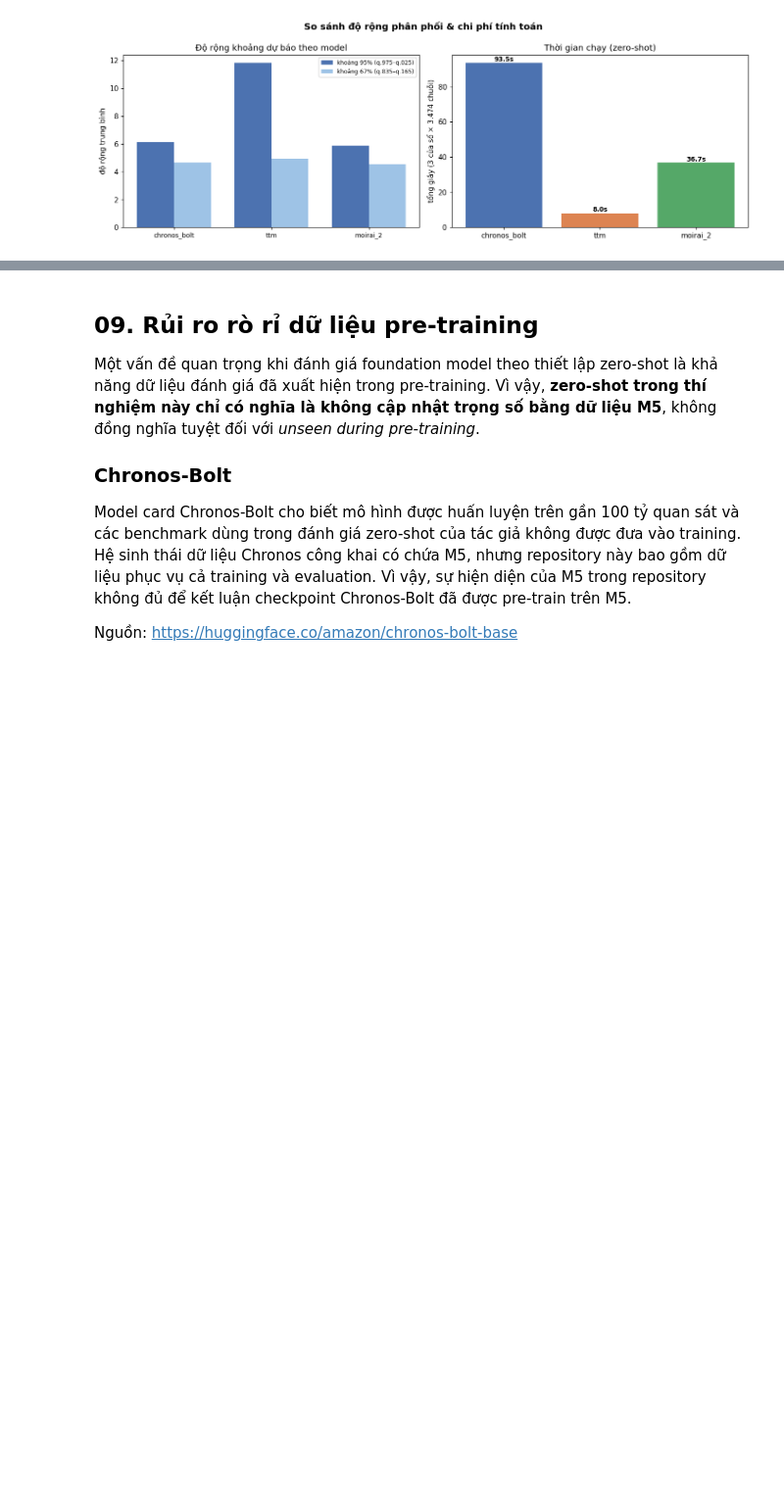
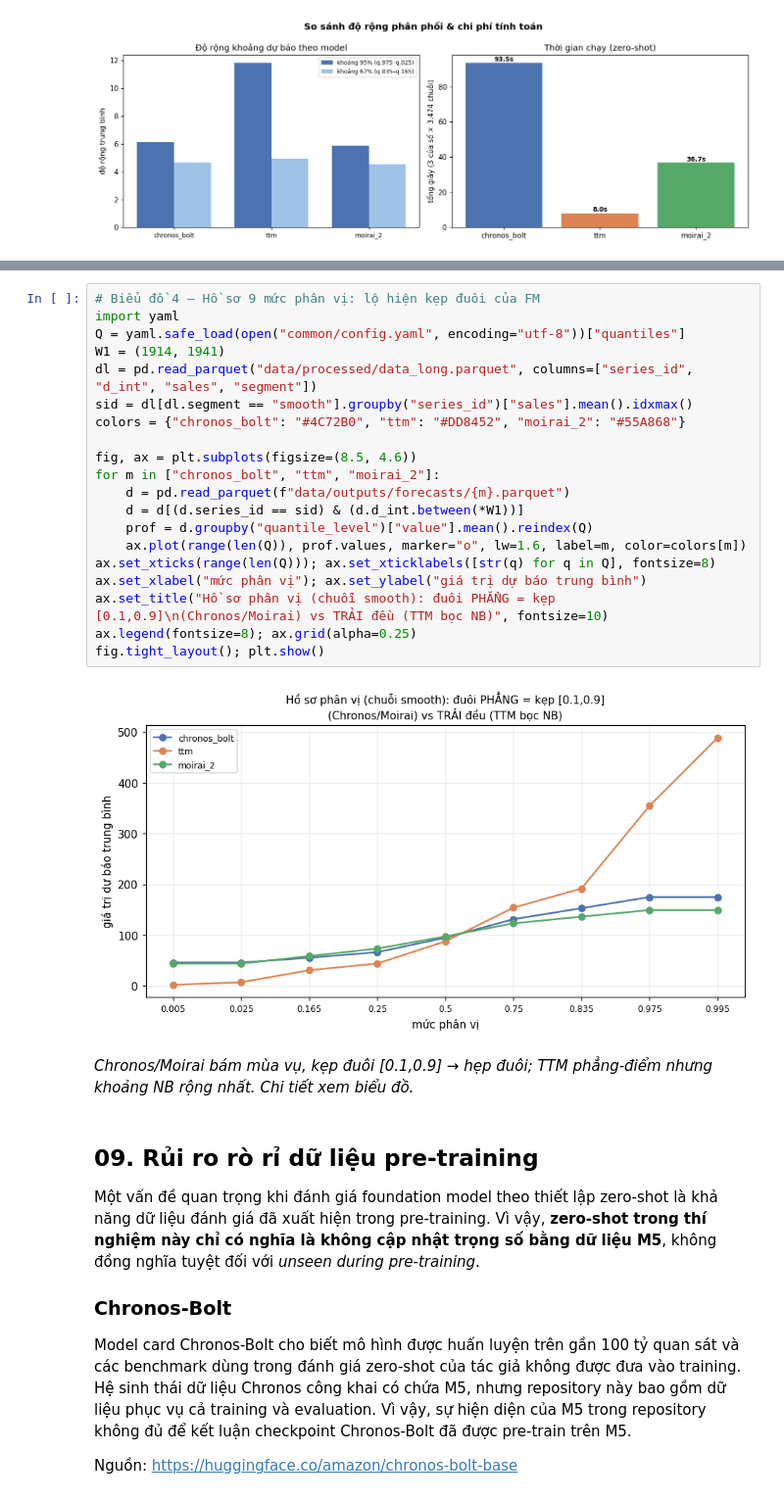
Before and after one commit to DuyKhanh162/m5-intermittent-forecasting, a Jupyter notebook: notebooks/P4.ipynb, the cells around one changed output, grey strips where cells are left out. Shown at 98% size. Drawn from its saved outputs; the diff is of its cells as text; blank space fills up the shorter version.

```diff
--- a/notebooks/P4.ipynb
+++ b/notebooks/P4.ipynb
@@ -934,3 +957,27 @@ fig.tight_layout(); plt.show()
+# %%
+# Biểu đồ 4 — Hồ sơ 9 mức phân vị: lộ hiện kẹp đuôi của FM
+import yaml
+Q = yaml.safe_load(open("common/config.yaml", encoding="utf-8"))["quantiles"]
+W1 = (1914, 1941)
+dl = pd.read_parquet("data/processed/data_long.parquet", columns=["series_id", "d_int", "sales", "segment"])
+sid = dl[dl.segment == "smooth"].groupby("series_id")["sales"].mean().idxmax()
+colors = {"chronos_bolt": "#4C72B0", "ttm": "#DD8452", "moirai_2": "#55A868"}
+
+fig, ax = plt.subplots(figsize=(8.5, 4.6))
+for m in ["chronos_bolt", "ttm", "moirai_2"]:
+    d = pd.read_parquet(f"data/outputs/forecasts/{m}.parquet")
+    d = d[(d.series_id == sid) & (d.d_int.between(*W1))]
+    prof = d.groupby("quantile_level")["value"].mean().reindex(Q)
+    ax.plot(range(len(Q)), prof.values, marker="o", lw=1.6, label=m, color=colors[m])
+ax.set_xticks(range(len(Q))); ax.set_xticklabels([str(q) for q in Q], fontsize=8)
+ax.set_xlabel("mức phân vị"); ax.set_ylabel("giá trị dự báo trung bình")
+ax.set_title("Hồ sơ phân vị (chuỗi smooth): đuôi PHẲNG = kẹp [0.1,0.9]\n(Chronos/Moirai) vs TRẢI đều (TTM bọc NB)", fontsize=10)
+ax.legend(fontsize=8); ax.grid(alpha=0.25)
+fig.tight_layout(); plt.show()
+# %% [output]
+[figure, added]
+# %% [markdown]
+*Chronos/Moirai bám mùa vụ, kẹp đuôi [0.1,0.9] → hẹp đuôi; TTM phẳng-điểm nhưng khoảng NB rộng nhất. Chi tiết xem biểu đồ.*
 # %% [markdown]
 ## 09. Rủi ro rò rỉ dữ liệu pre-training
 
```
Also changed, not shown: parts of 2 cells of this notebook.
